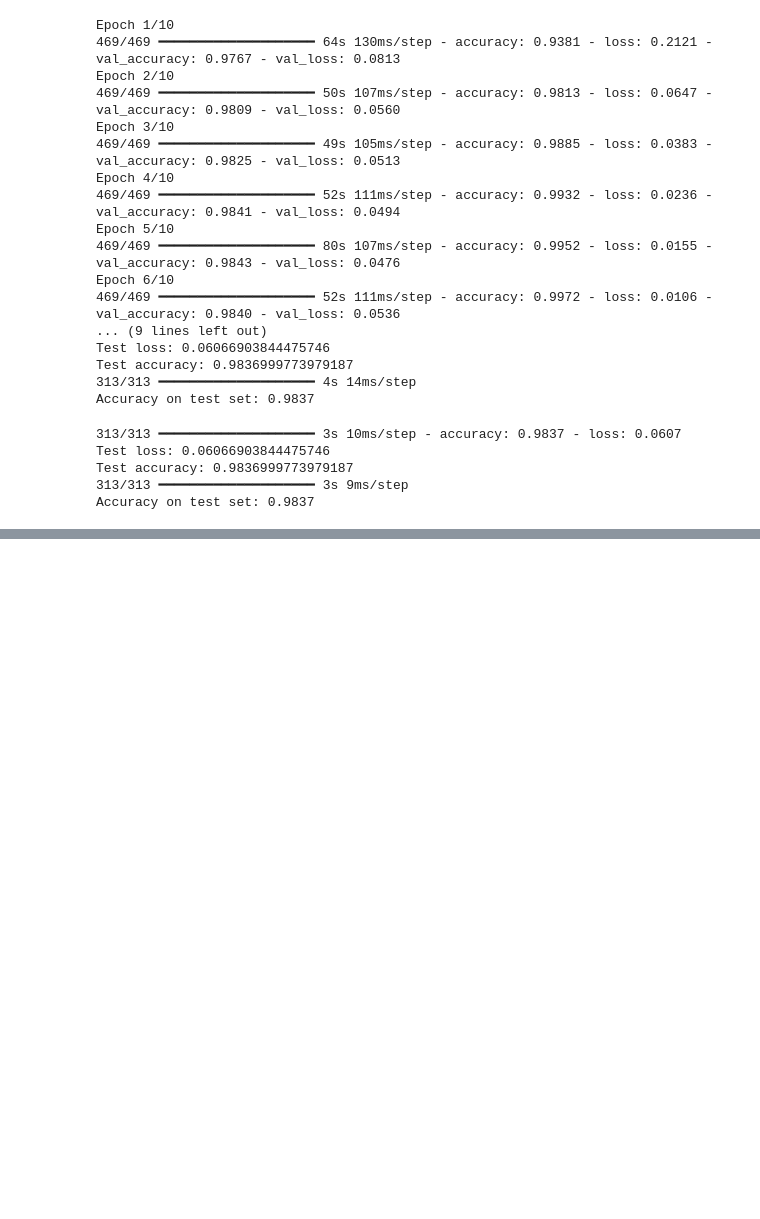
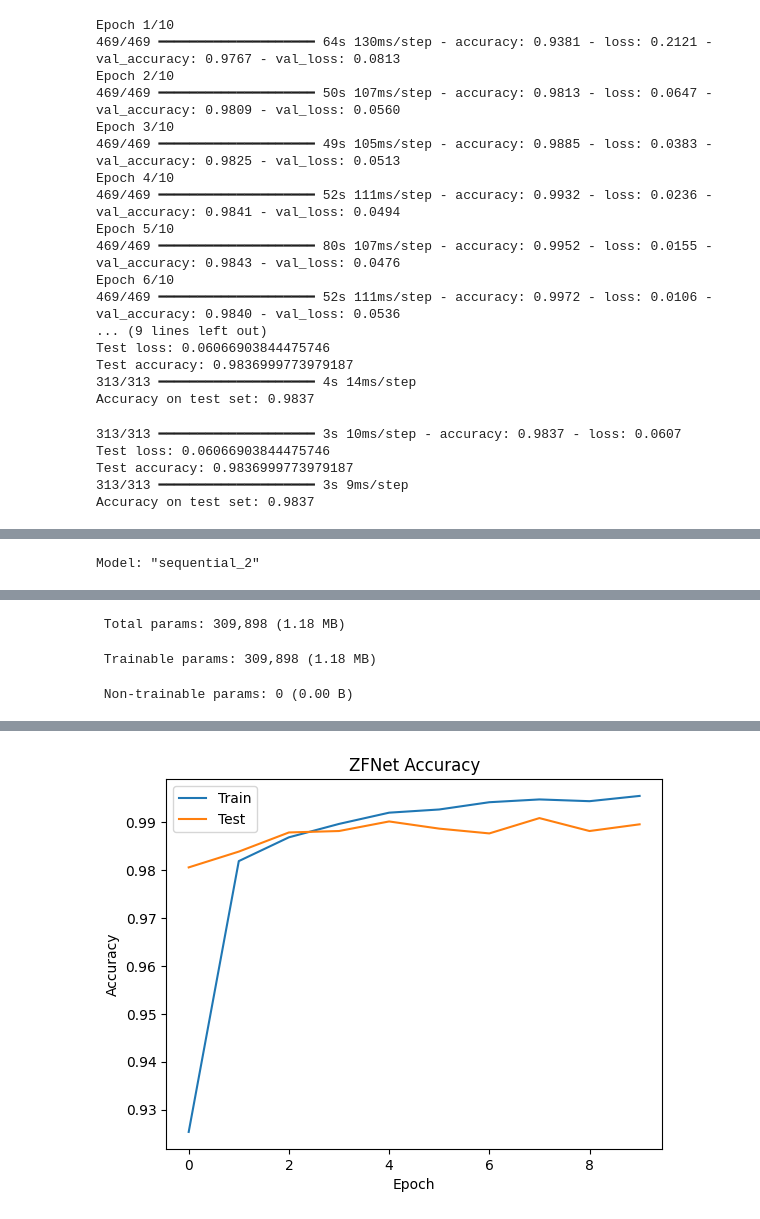
Before and after one commit to shashidhar078/DeepLearning, a Jupyter notebook: MyDeepLearning.ipynb, the cells around one changed output, grey strips where cells are left out. Cells and saved outputs as stored; diff of their text form; code cells hidden in the pictures; blank space fills up the shorter version.

```diff
--- a/MyDeepLearning.ipynb
+++ b/MyDeepLearning.ipynb
@@ -1933,0 +2309,75 @@ Accuracy on test set: 0.9837
+# %%
+import tensorflow as tf
+from tensorflow import keras
+from keras.models import Sequential
+from keras.layers import Conv2D, MaxPooling2D, Dense, Flatten, Dropout
+import matplotlib.pyplot as plt
+
+(x_train, y_train), (x_test, y_test) = keras.datasets.mnist.load_data()
+
+x_train = x_train / 255.0
+x_test = x_test / 255.0
+
+x_train = x_train[..., None]
+x_test = x_test[..., None]
+
+y_train = tf.keras.utils.to_categorical(y_train, 10)
+y_test = tf.keras.utils.to_categorical(y_test, 10)
+
+# ZFNet MODEL
+model = Sequential()
+
+# conv layers
+model.add(Conv2D(32, (7,7), strides=2, activation='relu', padding='same', input_shape=(28,28,1)))
+model.add(MaxPooling2D((2,2)))
+
+model.add(Conv2D(64, (5,5), activation='relu', padding='same'))
+model.add(MaxPooling2D((2,2)))
+
+model.add(Conv2D(128, (3,3), activation='relu', padding='same'))
+model.add(Conv2D(128, (3,3), activation='relu', padding='same'))
+
+model.add(MaxPooling2D((2,2)))
+
+#fully connected
+model.add(Flatten())
+
+model.add(Dense(256, activation='relu'))
+model.add(Dropout(0.5))
+
+model.add(Dense(10, activation='softmax'))
+
+#compile
+model.compile(
+    optimizer='adam',
+    loss='categorical_crossentropy',
+    metrics=['accuracy']
+)
+
+model.summary()
+
+history = model.fit(
+    x_train,
+    y_train,
+    epochs=10,
+    batch_size=64,
+    validation_data=(x_test, y_test)
+)
+
+#Evaluation
+
+loss, accuracy = model.evaluate(x_test, y_test)
+
+print("ZFNet Accuracy:", accuracy)
+plt.plot(history.history['accuracy'])
+plt.plot(history.history['val_accuracy'])
+
+plt.title("ZFNet Accuracy")
+plt.xlabel("Epoch")
+plt.ylabel("Accuracy")
+
+plt.legend(["Train", "Test"])
+
+plt.show()
+# %% [output]
+Model: "sequential_2"
@@ -1933,0 +2401,3 @@ Accuracy on test set: 0.9837
+ Total params: 309,898 (1.18 MB)
+ Trainable params: 309,898 (1.18 MB)
+ Non-trainable params: 0 (0.00 B)
@@ -1933,0 +2421 @@ Accuracy on test set: 0.9837
+[figure, added]
```
Also changed, not shown: parts of 10 cells of this notebook.
